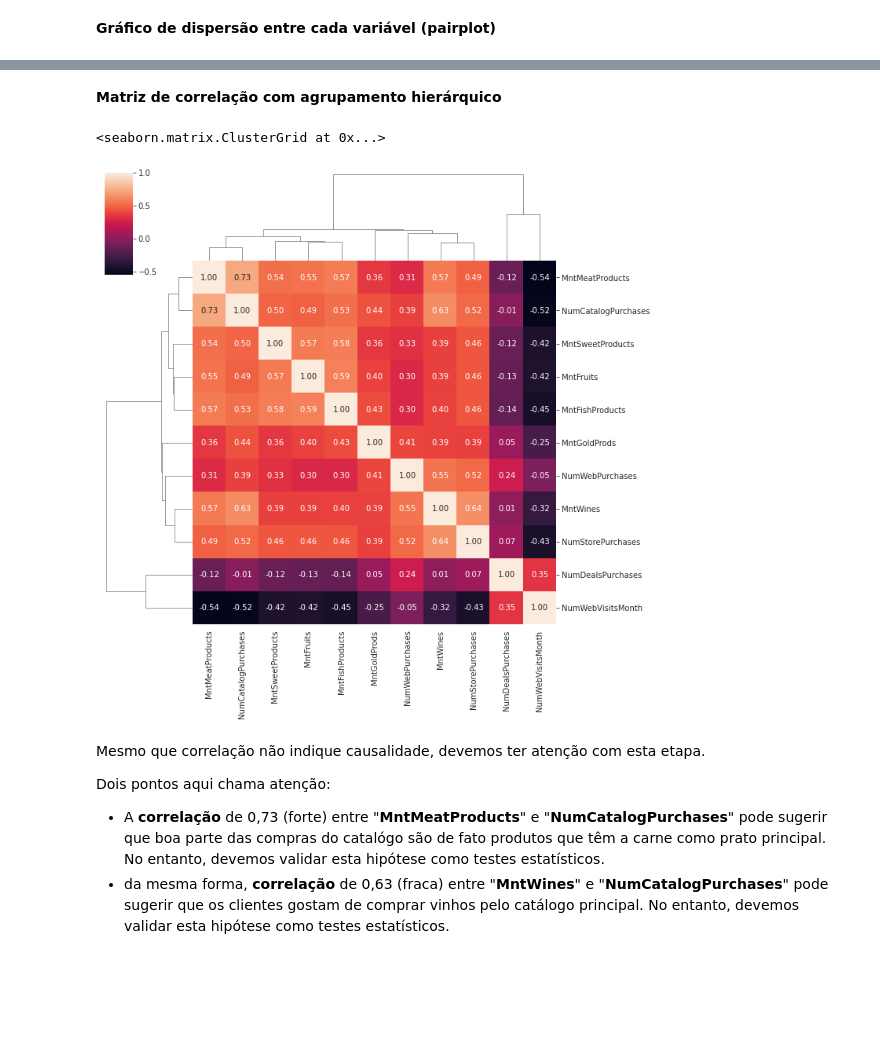
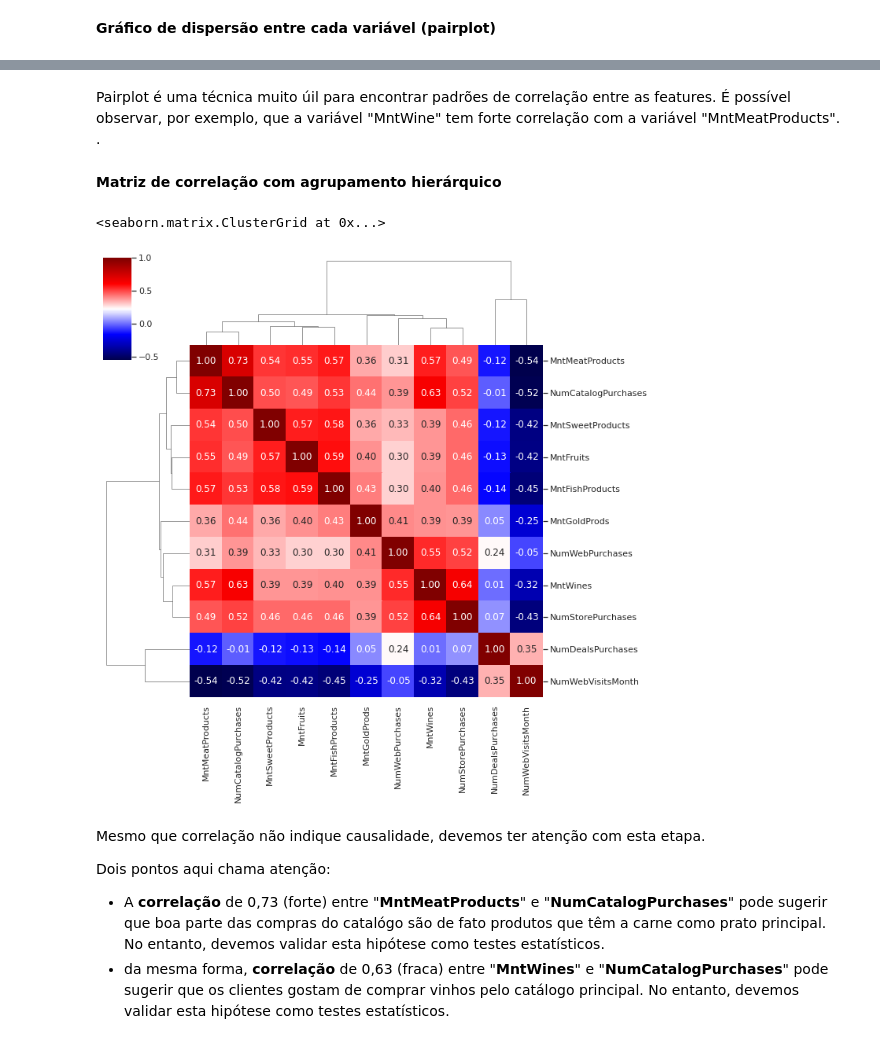
Before and after one commit to amarildo86/datascience, a Jupyter notebook: Ifood.ipynb, the cells around one changed output, grey strips where cells are left out. Saved outputs shown, nothing was run; the diff lists cells and outputs as text; code cells hidden in the pictures; blank space fills up the shorter version.

```diff
--- a/Ifood.ipynb
+++ b/Ifood.ipynb
@@ -7,6 +7,7 @@ import seaborn as sns
 import matplotlib.pyplot as plt
 import warnings
 
-sns.set_palette('tab10')
-sns.set_style("whitegrid")
+colortheme = ["#e74c3c", "#3498db", "#95a5a6", "#9b59b6", "#34495e", "#2ecc71"]
+sns.set_palette(colortheme)
+
 warnings.simplefilter("ignore")
@@ -62,11 +67,14 @@ sns.pairplot(ifood_clear.iloc[:, 9:20])
+# %% [markdown]
+Pairplot é uma técnica muito úil para encontrar padrões de correlação entre as features. É possível observar, por exemplo, que a variável "MntWine" tem forte correlação com a variável "MntMeatProducts".
+.
 # %% [markdown]
 **Matriz de correlação com agrupamento hierárquico**
 # %%
 corr_matrix = ifood_clear.iloc[:, 9:20].corr()
-sns.clustermap(corr_matrix, annot=True, fmt=".2f")
+sns.clustermap(corr_matrix, annot=True, fmt=".2f", cmap='seismic')
 # %% [output]
 <seaborn.matrix.ClusterGrid at 0x...>
-[figure, old version]
+[figure, new version]
 # %% [markdown]
 Mesmo que correlação não indique causalidade, devemos ter atenção com esta etapa.
 
```
Also changed, not shown: parts of 16 cells of this notebook.
